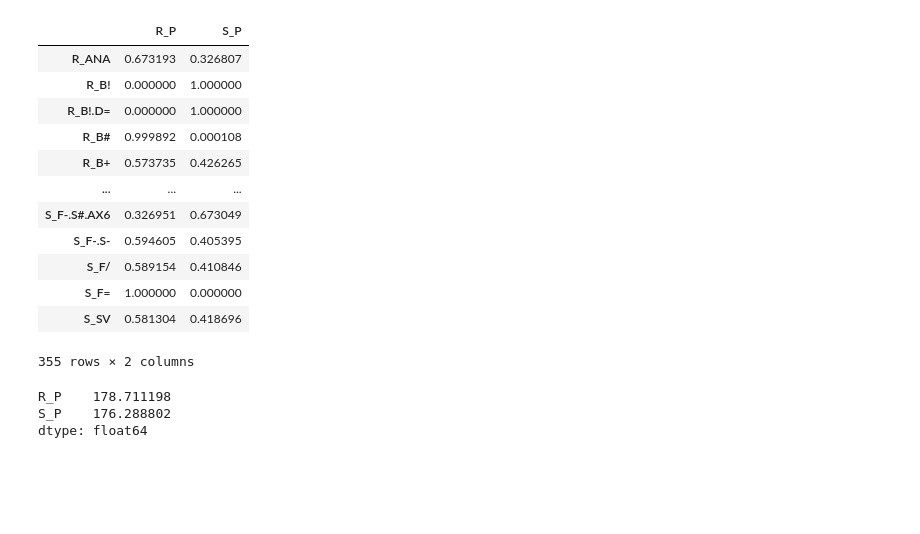
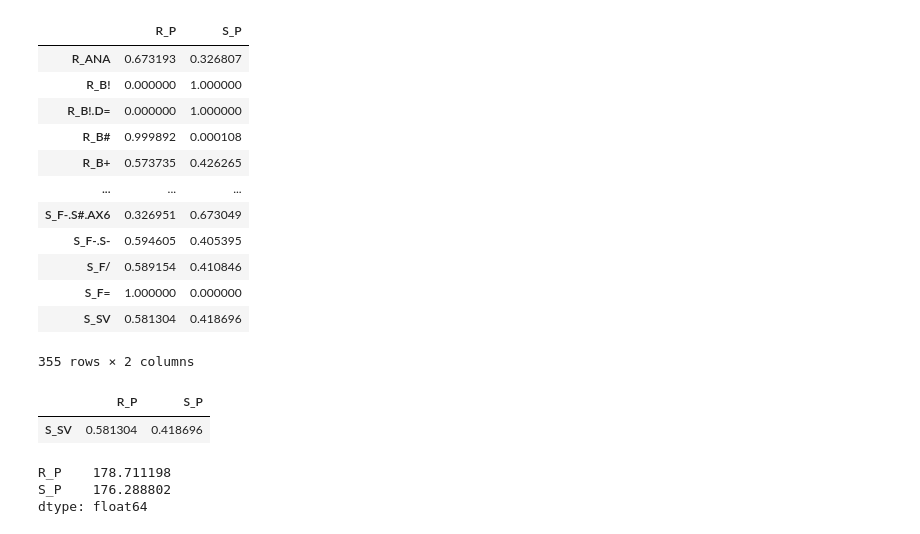
Before and after one commit to AndyZ-CYC/Volleyball_Project, a Jupyter notebook: Transition_Matrix.ipynb, the cells around one changed output. Saved outputs shown, nothing was run; the diff lists cells and outputs as text; code cells hidden in the pictures; blank space fills up the shorter version.

```diff
--- a/Transition_Matrix.ipynb
+++ b/Transition_Matrix.ipynb
@@ -85,6 +85,11 @@ absorption_probabilities
 | S_F= | 1.000000 | 0.000000 |
 | S_SV | 0.581304 | 0.418696 |
 355 rows × 2 columns
+# %%
+absorption_probabilities.loc[['S_SV']]
+# %% [output]
+|  | R_P | S_P |
+| S_SV | 0.581304 | 0.418696 |
 # %%
 absorption_probabilities.sum(axis=0)
 # %% [output]
```
Also changed, not shown: parts of 3 cells of this notebook, 5 other files.
